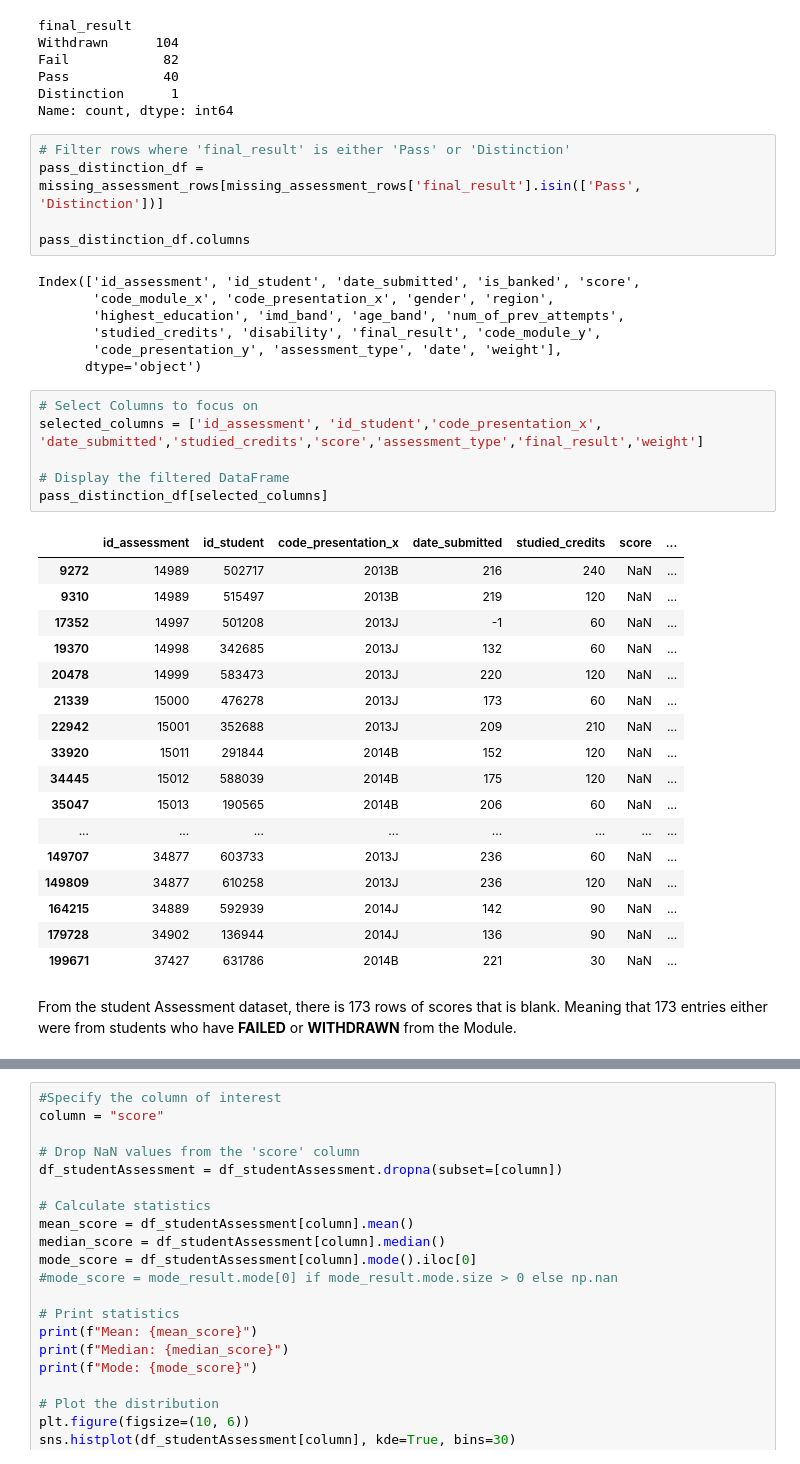
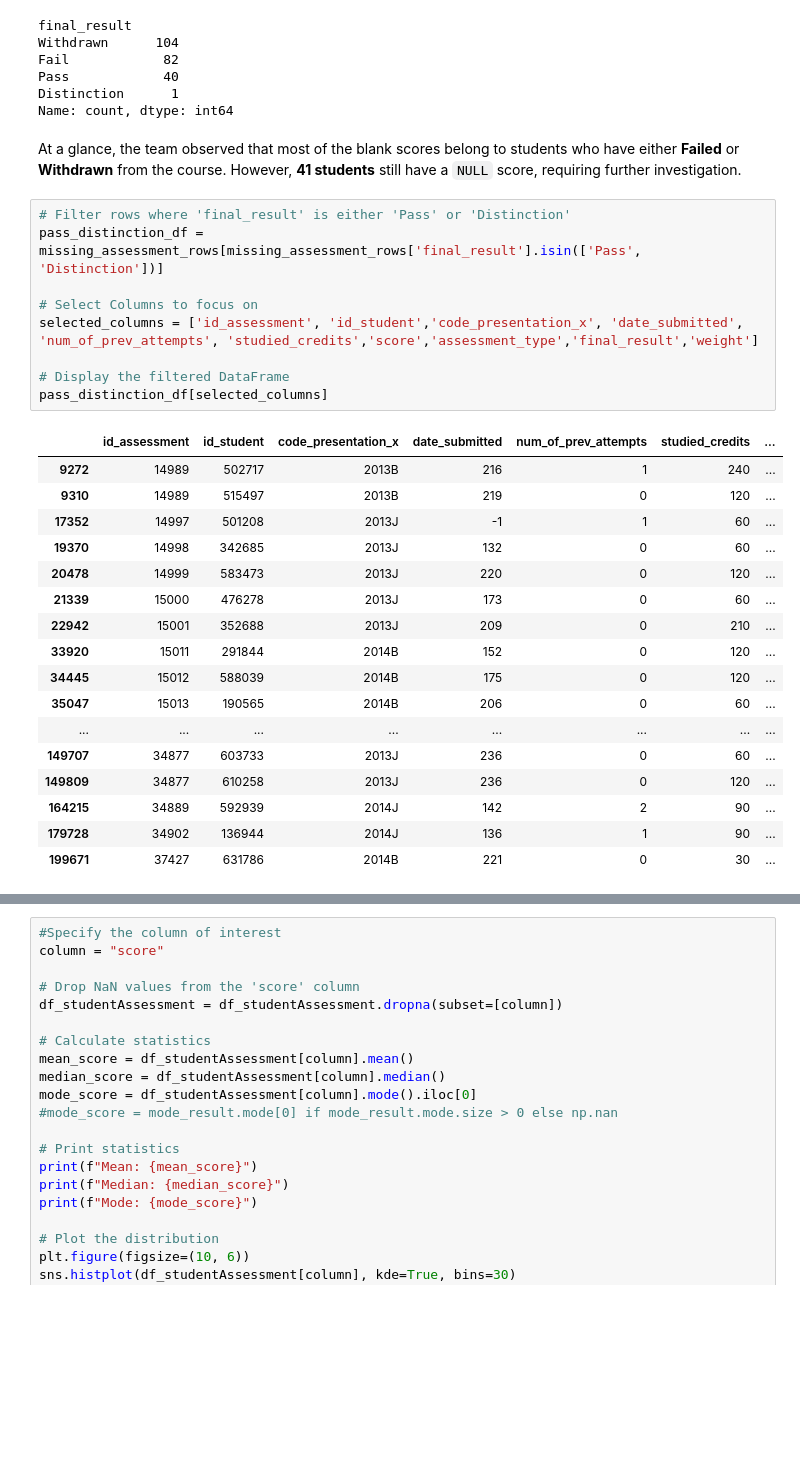
Before and after one commit to buppanasu/Student-Grade-Predictor, a Jupyter notebook: 1)DataProcessing_Analysis_FeatureExtraction/EDA.ipynb, the cells around one changed output, grey strips where cells are left out. Cells and saved outputs as stored; diff of their text form; blank space fills up the shorter version.

```diff
--- a/1)DataProcessing_Analysis_FeatureExtraction/EDA.ipynb
+++ b/1)DataProcessing_Analysis_FeatureExtraction/EDA.ipynb
@@ -266,41 +284,32 @@ Fail            82
 Pass            40
 Distinction      1
 Name: count, dtype: int64
+# %% [markdown]
+At a glance, the team observed that most of the blank scores belong to students who have either **Failed** or **Withdrawn** from the course. However, **41 students** still have a `NULL` score, requiring further investigation.
 # %%
 # Filter rows where 'final_result' is either 'Pass' or 'Distinction'
 pass_distinction_df = missing_assessment_rows[missing_assessment_rows['final_result'].isin(['Pass', 'Distinction'])]
 
-pass_distinction_df.columns
+# Select Columns to focus on
+selected_columns = ['id_assessment', 'id_student','code_presentation_x', 'date_submitted', 'num_of_prev_attempts', 'studied_credits','score','assessment_type','final_result','weight']
+
+# Display the filtered DataFrame
+pass_distinction_df[selected_columns]
 # %% [output]
-Index(['id_assessment', 'id_student', 'date_submitted', 'is_banked', 'score',
-       'code_module_x', 'code_presentation_x', 'gender', 'region',
-       'highest_education', 'imd_band', 'age_band', 'num_of_prev_attempts',
-       'studied_credits', 'disability', 'final_result', 'code_module_y',
-       'code_presentation_y', 'assessment_type', 'date', 'weight'],
-      dtype='object')
+|  | id_assessment | id_student | code_presentation_x | date_submitted | num_of_prev_attempts | studied_credits | ... |
+| 9272 | 14989 | 502717 | 2013B | 216 | 1 | 240 | ... |
+| 9310 | 14989 | 515497 | 2013B | 219 | 0 | 120 | ... |
+| 17352 | 14997 | 501208 | 2013J | -1 | 1 | 60 | ... |
+| 19370 | 14998 | 342685 | 2013J | 132 | 0 | 60 | ... |
+| 20478 | 14999 | 583473 | 2013J | 220 | 0 | 120 | ... |
+| 21339 | 15000 | 476278 | 2013J | 173 | 0 | 60 | ... |
+| 22942 | 15001 | 352688 | 2013J | 209 | 0 | 210 | ... |
+| 33920 | 15011 | 291844 | 2014B | 152 | 0 | 120 | ... |
+| 34445 | 15012 | 588039 | 2014B | 175 | 0 | 120 | ... |
+| 35047 | 15013 | 190565 | 2014B | 206 | 0 | 60 | ... |
+| ... | ... | ... | ... | ... | ... | ... | ... |
+| 149707 | 34877 | 603733 | 2013J | 236 | 0 | 60 | ... |
+| 149809 | 34877 | 610258 | 2013J | 236 | 0 | 120 | ... |
+| 164215 | 34889 | 592939 | 2014J | 142 | 2 | 90 | ... |
+| 179728 | 34902 | 136944 | 2014J | 136 | 1 | 90 | ... |
+| 199671 | 37427 | 631786 | 2014B | 221 | 0 | 30 | ... |
-# %%
-# Select Columns to focus on
-selected_columns = ['id_assessment', 'id_student','code_presentation_x', 'date_submitted','studied_credits','score','assessment_type','final_result','weight']
-
-# Display the filtered DataFrame
-pass_distinction_df[selected_columns]
-# %% [output]
-|  | id_assessment | id_student | code_presentation_x | date_submitted | studied_credits | score | ... |
-| 9272 | 14989 | 502717 | 2013B | 216 | 240 | NaN | ... |
-| 9310 | 14989 | 515497 | 2013B | 219 | 120 | NaN | ... |
-| 17352 | 14997 | 501208 | 2013J | -1 | 60 | NaN | ... |
-| 19370 | 14998 | 342685 | 2013J | 132 | 60 | NaN | ... |
-| 20478 | 14999 | 583473 | 2013J | 220 | 120 | NaN | ... |
-| 21339 | 15000 | 476278 | 2013J | 173 | 60 | NaN | ... |
-| 22942 | 15001 | 352688 | 2013J | 209 | 210 | NaN | ... |
-| 33920 | 15011 | 291844 | 2014B | 152 | 120 | NaN | ... |
-| 34445 | 15012 | 588039 | 2014B | 175 | 120 | NaN | ... |
-| 35047 | 15013 | 190565 | 2014B | 206 | 60 | NaN | ... |
-| ... | ... | ... | ... | ... | ... | ... | ... |
-| 149707 | 34877 | 603733 | 2013J | 236 | 60 | NaN | ... |
-| 149809 | 34877 | 610258 | 2013J | 236 | 120 | NaN | ... |
-| 164215 | 34889 | 592939 | 2014J | 142 | 90 | NaN | ... |
-| 179728 | 34902 | 136944 | 2014J | 136 | 90 | NaN | ... |
-| 199671 | 37427 | 631786 | 2014B | 221 | 30 | NaN | ... |
-# %% [markdown]
-From the student Assessment dataset, there is 173 rows of scores that is blank. Meaning that 173 entries either were from students who have **FAILED** or **WITHDRAWN** from the Module.
```
Also changed, not shown: parts of 35 cells of this notebook, 1 other file.
